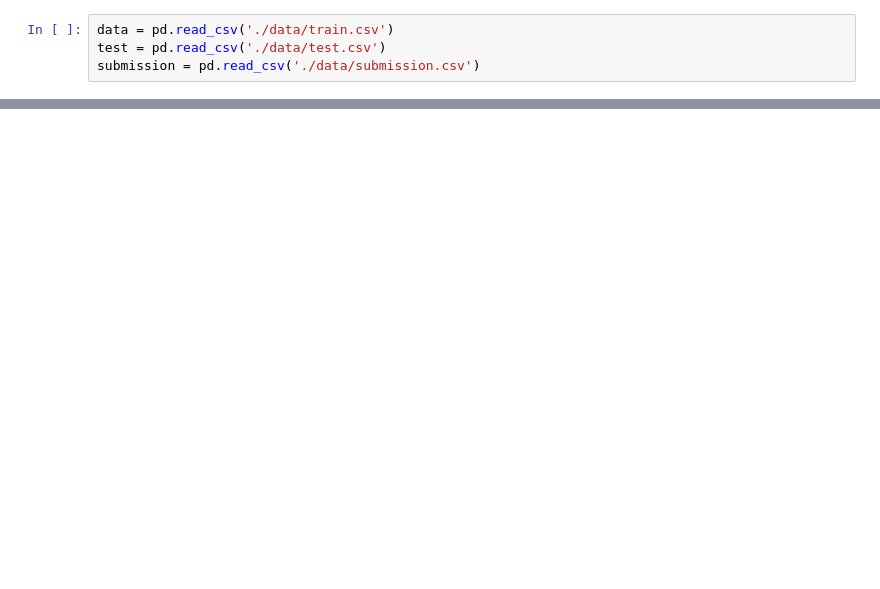
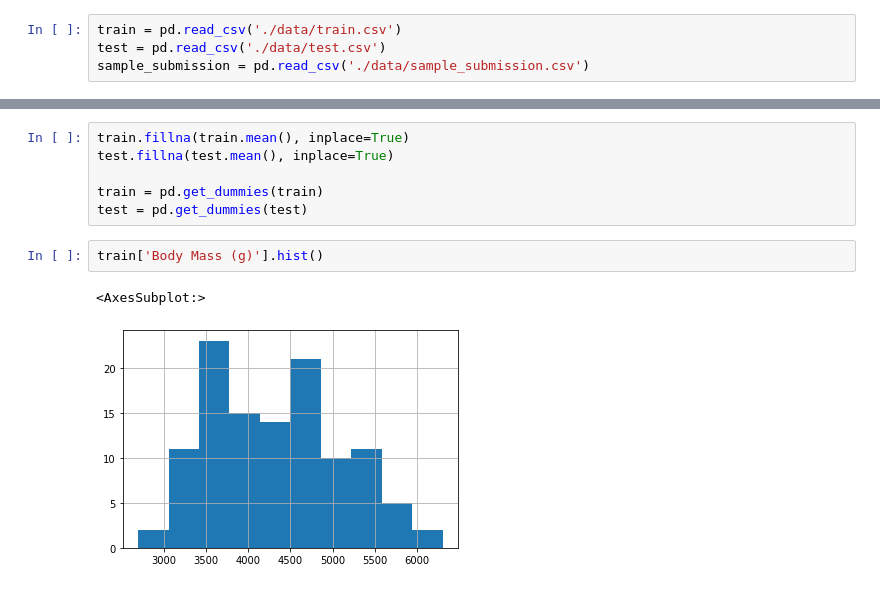
Before and after one commit to hyunjunyun/dacon-penguin-weight-analysis, a Jupyter notebook: analysis.ipynb, the cells around one changed output, grey strips where cells are left out. Saved outputs shown, nothing was run; the diff lists cells and outputs as text; blank space fills up the shorter version.

```diff
--- a/analysis.ipynb
+++ b/analysis.ipynb
@@ -5,4 +8,4 @@ from sklearn.metrics import f1_score
 # %%
-data = pd.read_csv('./data/train.csv')
+train = pd.read_csv('./data/train.csv')
 test = pd.read_csv('./data/test.csv')
-submission = pd.read_csv('./data/submission.csv')
+sample_submission = pd.read_csv('./data/sample_submission.csv')
@@ -10,0 +148,11 @@ FileNotFoundError: [Errno 2] No such file or directory: './data/train.csv'
+# %%
+train.fillna(train.mean(), inplace=True)
+test.fillna(test.mean(), inplace=True)
+
+train = pd.get_dummies(train)
+test = pd.get_dummies(test)
+# %%
+train['Body Mass (g)'].hist()
+# %% [output]
+<AxesSubplot:>
+[figure, added]
```
Also changed, not shown: parts of 21 cells of this notebook, 2 other files.
